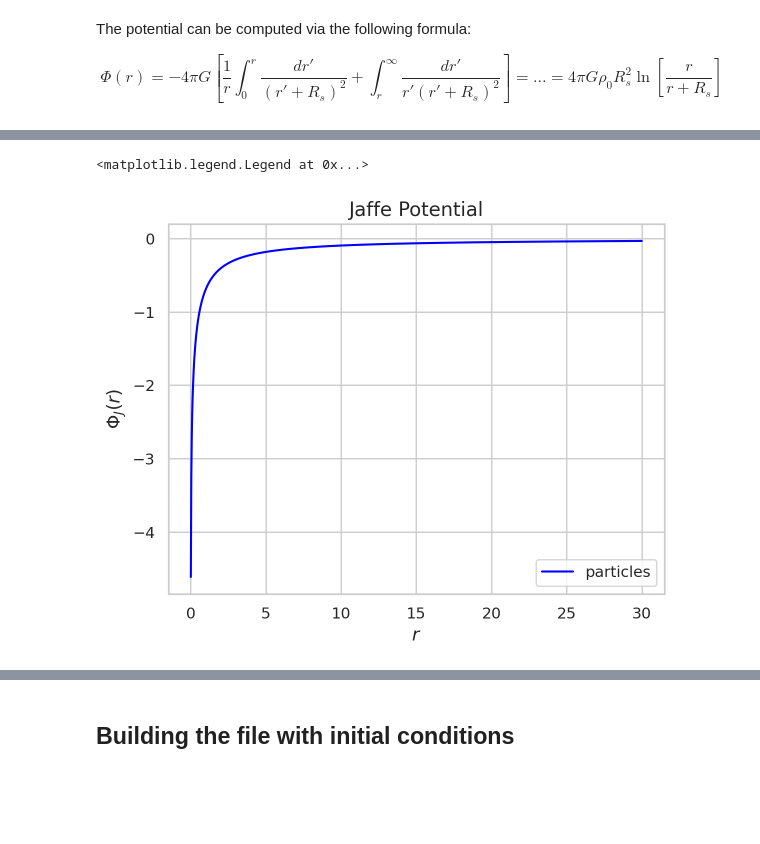
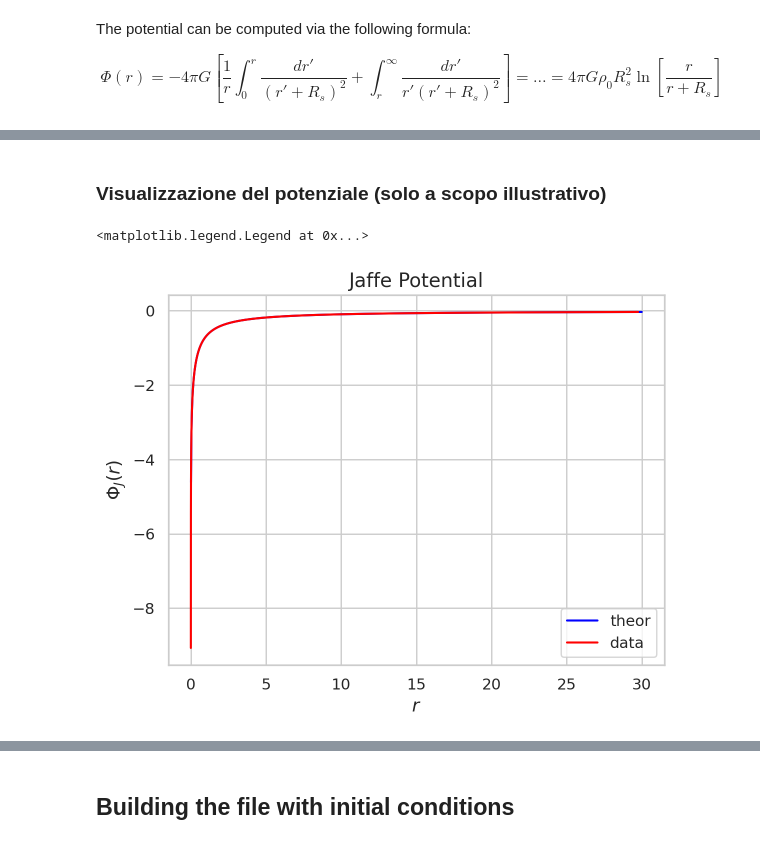
Before and after one commit to SimoneArienti/Galaxies-and-Dynamics, a Jupyter notebook: Project/Jaffe Setup.ipynb, the cells around one changed output, grey strips where cells are left out. Saved outputs shown, nothing was run; the diff lists cells and outputs as text; code cells hidden in the pictures; blank space fills up the shorter version.

```diff
--- a/Project/Jaffe Setup.ipynb
+++ b/Project/Jaffe Setup.ipynb
@@ -254,0 +257,2 @@ raggi_potenziale = np.linspace(0.01, 30*Rs, 1000 )
+# %% [markdown]
+### Visualizzazione del potenziale (solo a scopo illustrativo)
@@ -255,14 +261,18 @@ raggi_potenziale = np.linspace(0.01, 30*Rs, 1000 )
 # %%
 j_pot = Jaffe_pot(raggi_potenziale, Rs, rho_0)
 # %%
+sorted_rais = np.sort(Rays)
+Psi_sort  = Jaffe_pot(sorted_rais, Rs, rho_0)
+
 # Set Seaborn style
 sns.set(style="whitegrid")
 
-plt.plot(raggi_potenziale, j_pot, color='blue', label='particles')
+plt.plot(raggi_potenziale, j_pot, color='blue', label='theor')
+plt.plot(sorted_rais, Psi_sort, color='red', label='data')
 plt.title('Jaffe Potential', fontsize=14)
 plt.xlabel(r'$r$', fontsize=13)
 plt.ylabel(r'$\Phi_J(r)$', fontsize=13)
 plt.legend()
 # %% [output]
 <matplotlib.legend.Legend at 0x...>
-[figure, old version]
+[figure, new version]
```
Also changed, not shown: parts of 47 cells of this notebook.
